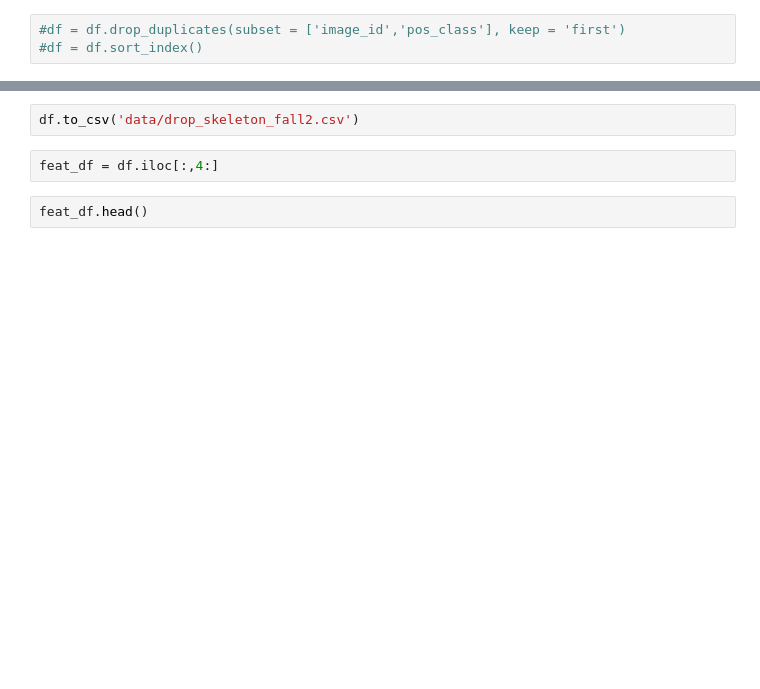
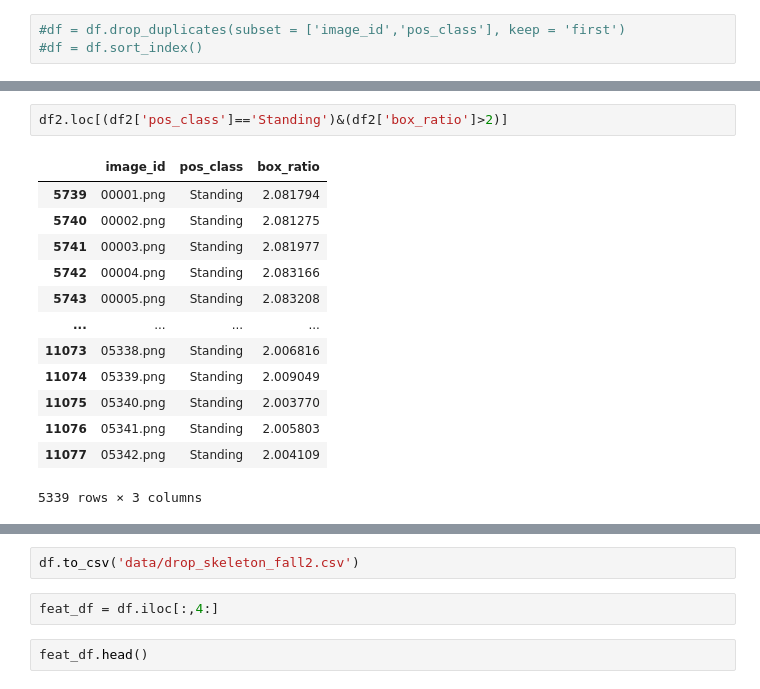
Before and after one commit to rashidch/View-Invariant-Framework-for-Human-Fall-Detection, a Jupyter notebook: train/joints data analysis.ipynb, the cells around one changed output, grey strips where cells are left out. Cells and saved outputs as stored; diff of their text form; blank space fills up the shorter version.

```diff
--- a/train/joints data analysis.ipynb
+++ b/train/joints data analysis.ipynb
@@ -54,0 +196,16 @@ df.shape
+# %%
+df2.loc[(df2['pos_class']=='Standing')&(df2['box_ratio']>2)]
+# %% [output]
+|  | image_id | pos_class | box_ratio |
+| 5739 | 00001.png | Standing | 2.081794 |
+| 5740 | 00002.png | Standing | 2.081275 |
+| 5741 | 00003.png | Standing | 2.081977 |
+| 5742 | 00004.png | Standing | 2.083166 |
+| 5743 | 00005.png | Standing | 2.083208 |
+| ... | ... | ... | ... |
+| 11073 | 05338.png | Standing | 2.006816 |
+| 11074 | 05339.png | Standing | 2.009049 |
+| 11075 | 05340.png | Standing | 2.003770 |
+| 11076 | 05341.png | Standing | 2.005803 |
+| 11077 | 05342.png | Standing | 2.004109 |
+5339 rows × 3 columns
```
Also changed, not shown: parts of 30 cells of this notebook, 22 other files.
